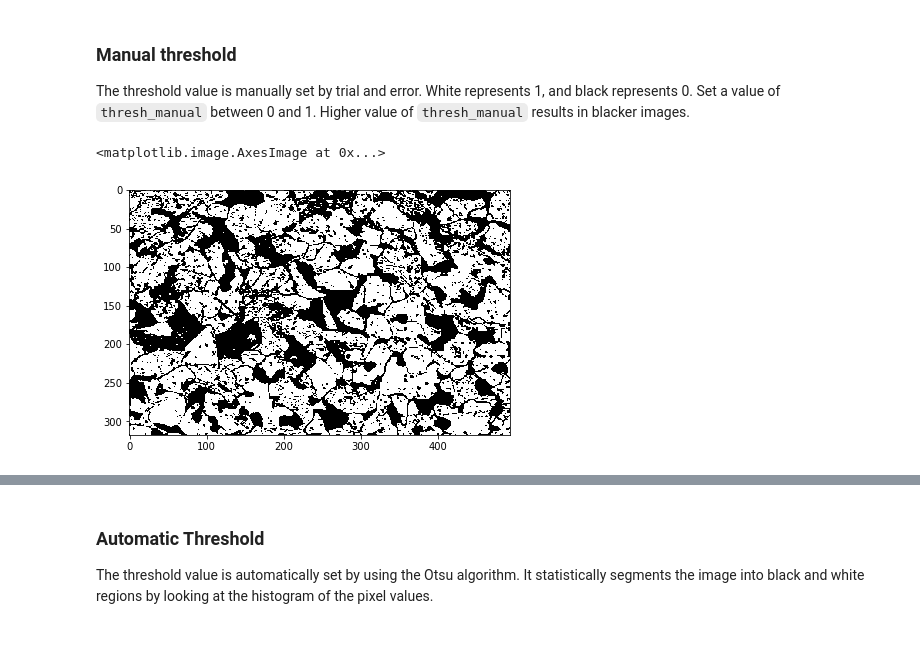
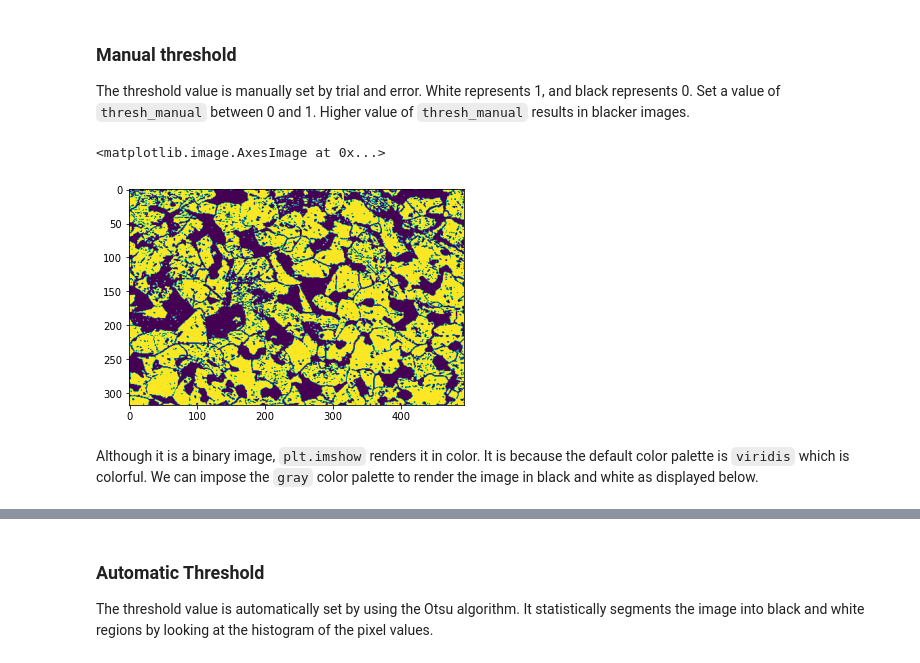
Before and after one commit to sumeet92k/Microstructure-Image-Processing, a Jupyter notebook: 01_image_reading_saving.ipynb, the cells around one changed output, grey strips where cells are left out. Saved outputs shown, nothing was run; the diff lists cells and outputs as text; code cells hidden in the pictures.

```diff
--- a/01_image_reading_saving.ipynb
+++ b/01_image_reading_saving.ipynb
@@ -106,7 +135,9 @@ The threshold value is manually set by trial and error. White represents 1, and
 # %%
 thresh_manual = 0.6
 binary_X = X > thresh_manual
-io.imshow(binary_X)
+plt.imshow(binary_X)
 # %% [output]
 <matplotlib.image.AxesImage at 0x...>
-[figure, old version]
+[figure, new version]
+# %% [markdown]
+Although it is a binary image, `plt.imshow` renders it in color. It is because the default color palette is `viridis` which is colorful. We can impose the `gray` color palette to render the image in black and white as displayed below.
```
Also changed, not shown: parts of 54 cells of this notebook, 2 other files.
